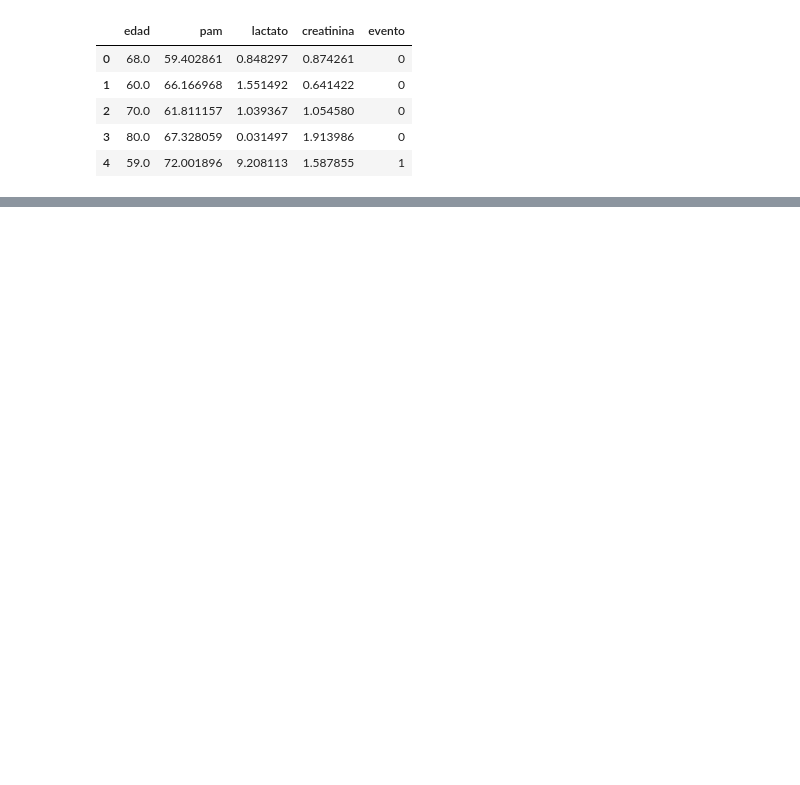
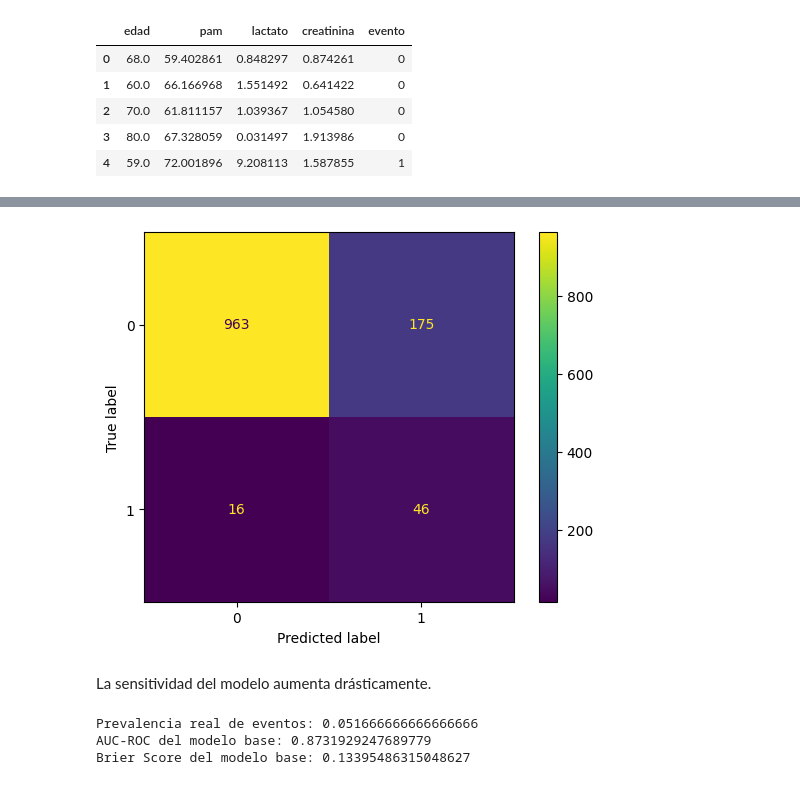
Before and after one commit to jhquiza/ap-2026-1-62, a Jupyter notebook: src/Calibración de modelos.ipynb, the cells around one changed output, grey strips where cells are left out. Cells and saved outputs as stored; diff of their text form; code cells hidden in the pictures; blank space fills up the shorter version.

```diff
--- a/src/Calibración de modelos.ipynb
+++ b/src/Calibración de modelos.ipynb
@@ -112,0 +131,26 @@ ConfusionMatrixDisplay.from_estimator(randon_search.best_estimator_, X_test, y_t
+# %%
+model = HistGradientBoostingClassifier(
+    random_state=42,
+    class_weight='balanced',
+    )
+
+randon_search = RandomizedSearchCV(
+    estimator=model,
+    param_distributions={
+        'learning_rate': [0.01, 0.05, 0.1],
+        'max_iter': [100, 200, 300],
+        'max_depth': [3, 5, 7],
+        'min_samples_leaf': [20, 50, 100]
+    },
+    n_iter=10,
+    scoring='roc_auc',
+    cv=5,
+    random_state=42,
+    n_jobs=-1
+)
+
+randon_search.fit(X_train, y_train)
+
+base_model = randon_search.best_estimator_
+
+print(classification_report(y_test, base_model.predict(X_test)))
@@ -112,0 +166,16 @@ ConfusionMatrixDisplay.from_estimator(randon_search.best_estimator_, X_test, y_t
+# %%
+ConfusionMatrixDisplay.from_estimator(base_model, X_test, y_test);
+# %% [output]
+[figure, added]
+# %% [markdown]
+La sensitividad del modelo aumenta drásticamente.
+# %%
+print("Prevalencia real de eventos:", y_test.mean())
+
+probs_raw = randon_search.best_estimator_.predict_proba(X_test)[:, 1]
+print("AUC-ROC del modelo base:", roc_auc_score(y_test, probs_raw))
+print("Brier Score del modelo base:", brier_score_loss(y_test, probs_raw))
+# %% [output]
+Prevalencia real de eventos: 0.051666666666666666
+AUC-ROC del modelo base: 0.8731929247689779
+Brier Score del modelo base: 0.13395486315048627
```
Also changed, not shown: parts of 27 cells of this notebook.
